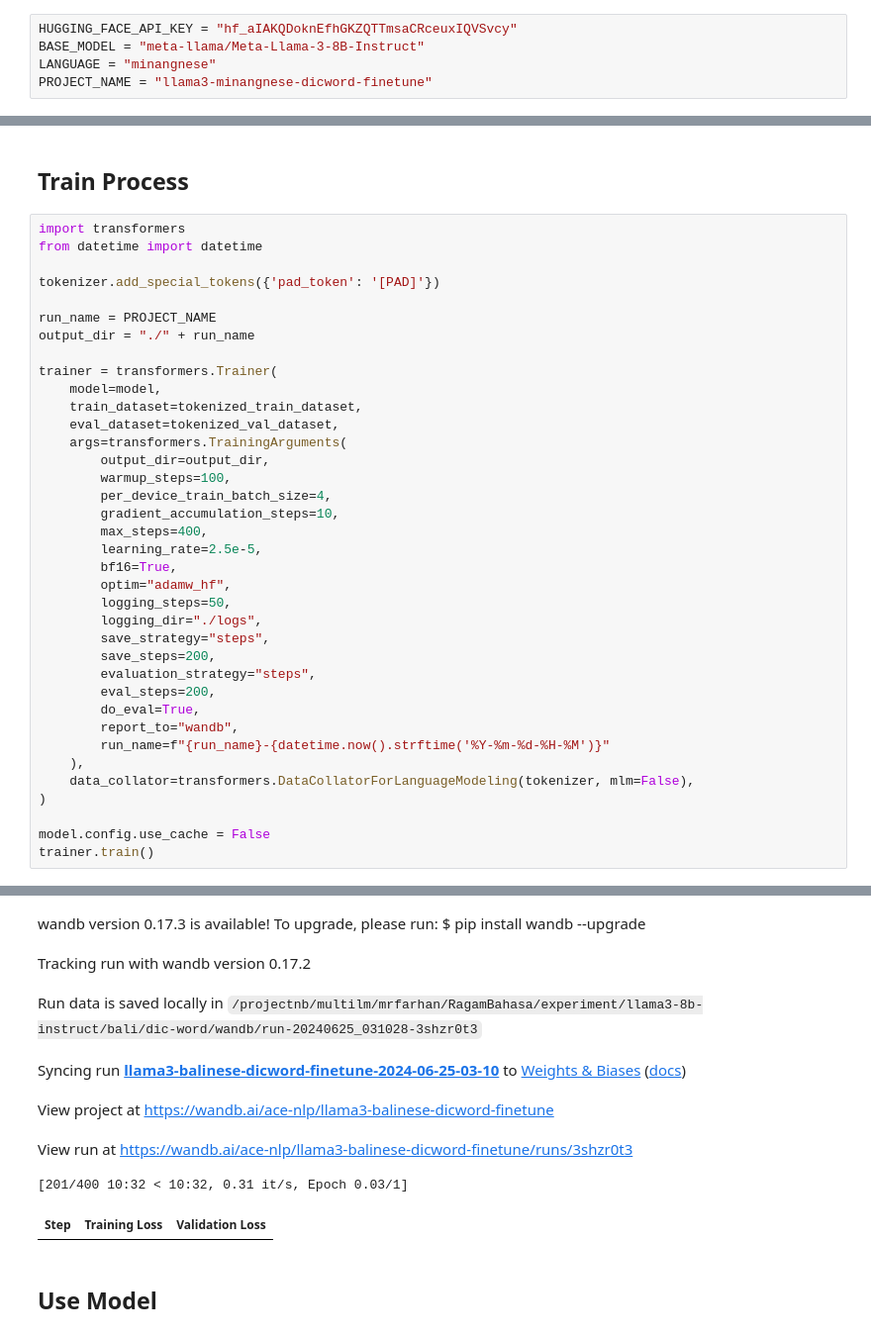
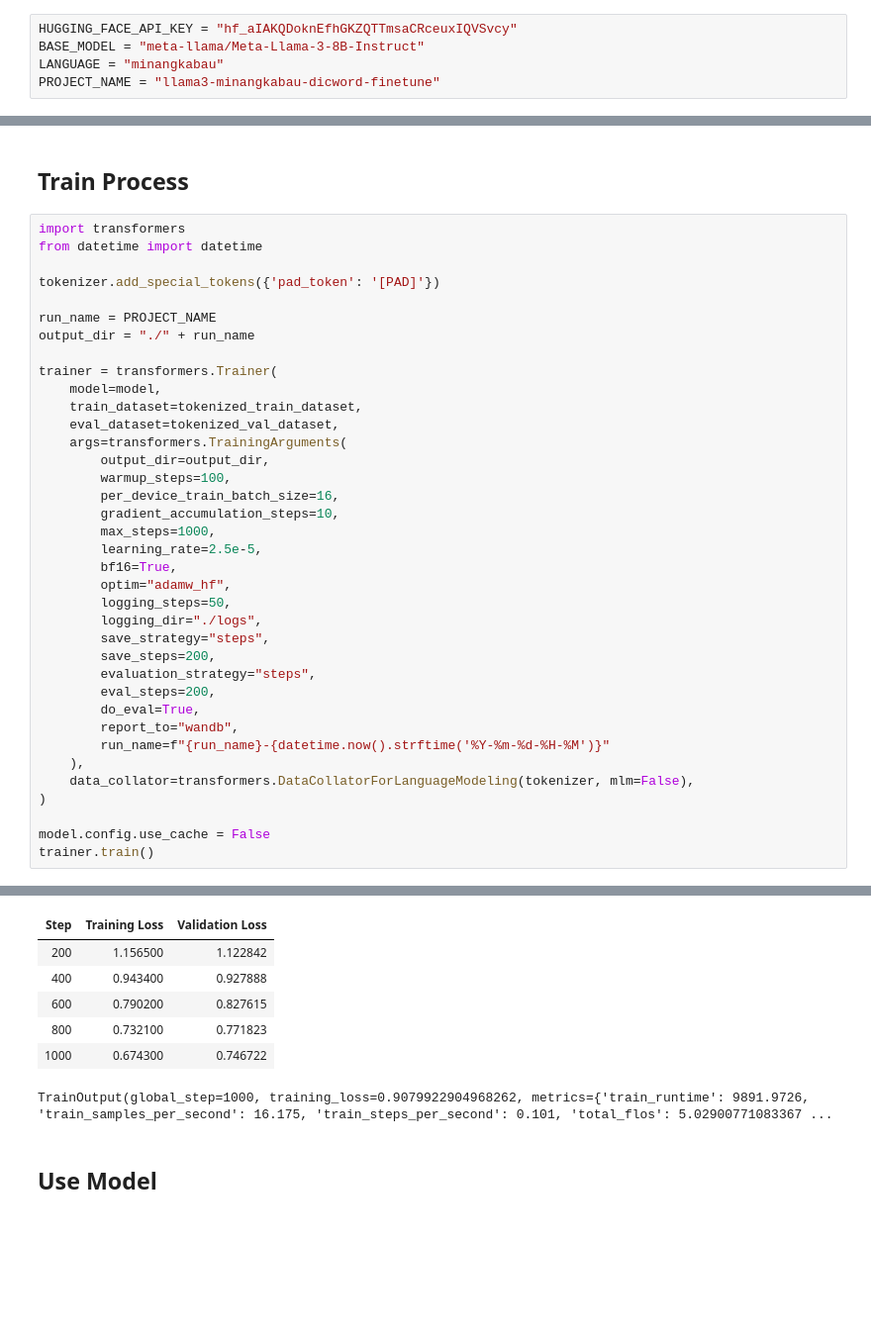
Before and after one commit to rifqifarhansyah/RagamBahasa-Dataset, a Jupyter notebook: Experiment/llama3-8b-instruct/dic-word/Llama3-Minang-DicWord-Finetuned.ipynb, the cells around one changed output, grey strips where cells are left out. Shown at 99% size. Saved outputs shown, nothing was run; the diff lists cells and outputs as text; blank space fills up the shorter version.

```diff
--- a/Experiment/llama3-8b-instruct/dic-word/Llama3-Minang-DicWord-Finetuned.ipynb
+++ b/Experiment/llama3-8b-instruct/dic-word/Llama3-Minang-DicWord-Finetuned.ipynb
@@ -21,8 +21,8 @@ Dataset({
 # %%
 HUGGING_FACE_API_KEY = "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"
 BASE_MODEL = "meta-llama/Meta-Llama-3-8B-Instruct"
-LANGUAGE = "minangnese"
-PROJECT_NAME = "llama3-minangnese-dicword-finetune"
+LANGUAGE = "minangkabau"
+PROJECT_NAME = "llama3-minangkabau-dicword-finetune"
 # %% [markdown]
 ## Load Base Model
 # %%
@@ -277,9 +266,9 @@ trainer = transformers.Trainer(
     args=transformers.TrainingArguments(
         output_dir=output_dir,
         warmup_steps=100,
-        per_device_train_batch_size=4,
+        per_device_train_batch_size=16,
         gradient_accumulation_steps=10,
-        max_steps=400,
+        max_steps=1000,
         learning_rate=2.5e-5,
         bf16=True,
         optim="adamw_hf",
@@ -305,11 +294,10 @@ Changes to your `wandb` environment variables will be ignored because your `wand
-wandb version 0.17.3 is available! To upgrade, please run: $ pip install wandb --upgrade
-Tracking run with wandb version 0.17.2
-Run data is saved locally in /projectnb/multilm/mrfarhan/RagamBahasa/experiment/llama3-8b-instruct/bali/dic-word/wandb/run-20240625_031028-3shzr0t3
-Syncing run llama3-balinese-dicword-finetune-2024-06-25-03-10 to Weights & Biases (docs)
-View project at https://wandb.ai/ace-nlp/llama3-balinese-dicword-finetune
-View run at https://wandb.ai/ace-nlp/llama3-balinese-dicword-finetune/runs/3shzr0t3
+| Step | Training Loss | Validation Loss |
+| 200 | 1.156500 | 1.122842 |
+| 400 | 0.943400 | 0.927888 |
+| 600 | 0.790200 | 0.827615 |
+| 800 | 0.732100 | 0.771823 |
+| 1000 | 0.674300 | 0.746722 |
-[201/400 10:32 < 10:32, 0.31 it/s, Epoch 0.03/1]
+TrainOutput(global_step=1000, training_loss=0.9079922904968262, metrics={'train_runtime': 9891.9726, 'train_samples_per_second': 16.175, 'train_steps_per_second': 0.101, 'total_flos': 5.02900771083367 ...
-| Step | Training Loss | Validation Loss |
 # %% [markdown]
 ## Use Model
 # %%
```
Also changed, not shown: parts of 7 cells of this notebook, 32 other files.
